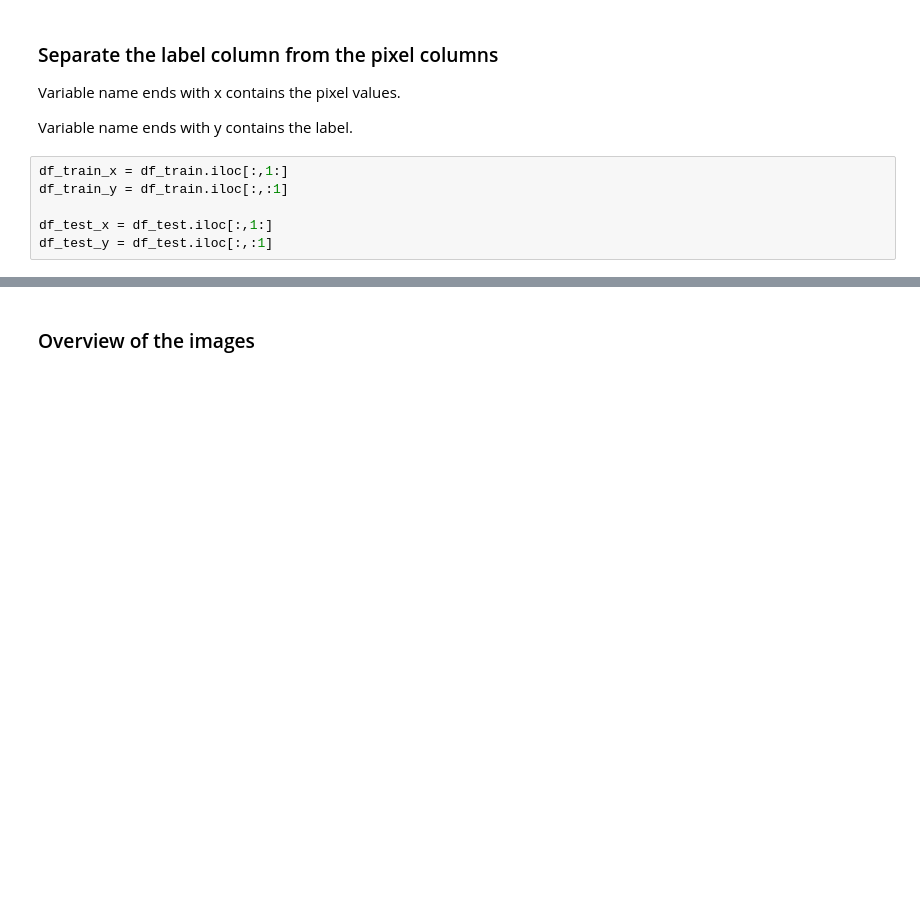
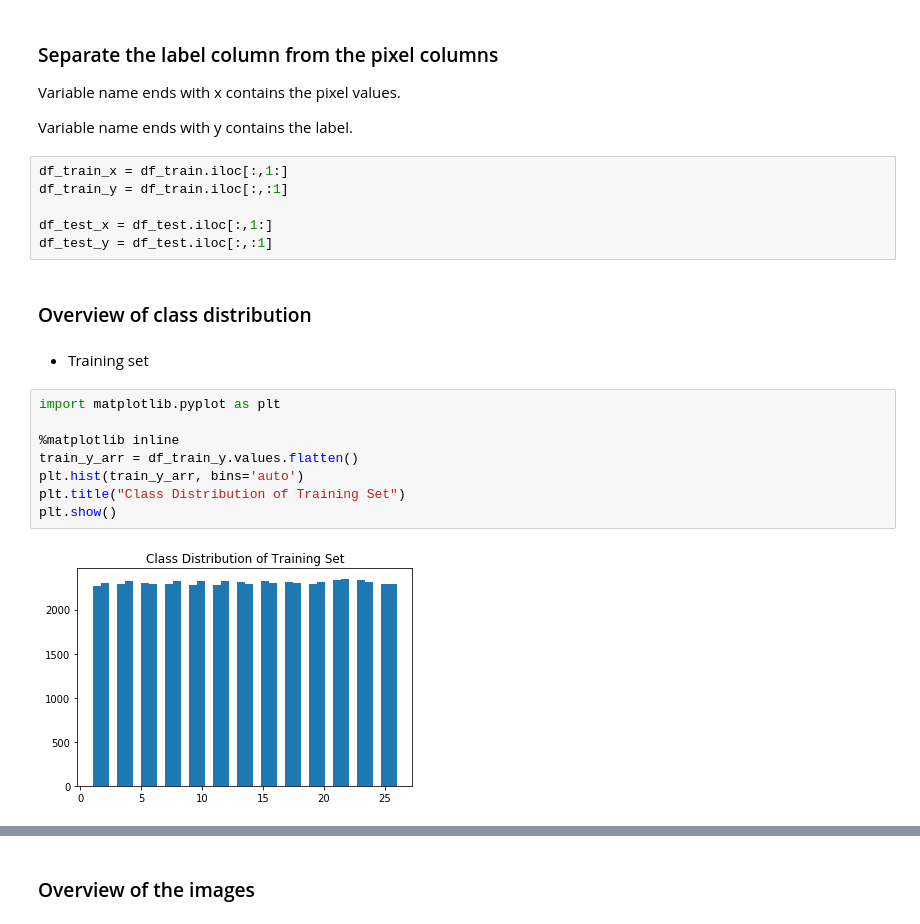
Before and after one commit to irzref/OCR-CNN, a Jupyter notebook: OCR-CNN.ipynb, the cells around one changed output, grey strips where cells are left out. Drawn from its saved outputs; the diff is of its cells as text; blank space fills up the shorter version.

```diff
--- a/OCR-CNN.ipynb
+++ b/OCR-CNN.ipynb
@@ -114,3 +114,17 @@ df_train_y = df_train.iloc[:,:1]
 
 df_test_x = df_test.iloc[:,1:]
 df_test_y = df_test.iloc[:,:1]
+# %% [markdown]
+### Overview of class distribution
+# %% [markdown]
+* Training set
+# %%
+import matplotlib.pyplot as plt
+
+%matplotlib inline
+train_y_arr = df_train_y.values.flatten()
+plt.hist(train_y_arr, bins='auto')
+plt.title("Class Distribution of Training Set")
+plt.show()
+# %% [output]
+[figure, added]
```
Also changed, not shown: parts of 20 cells of this notebook, 18 other files.
